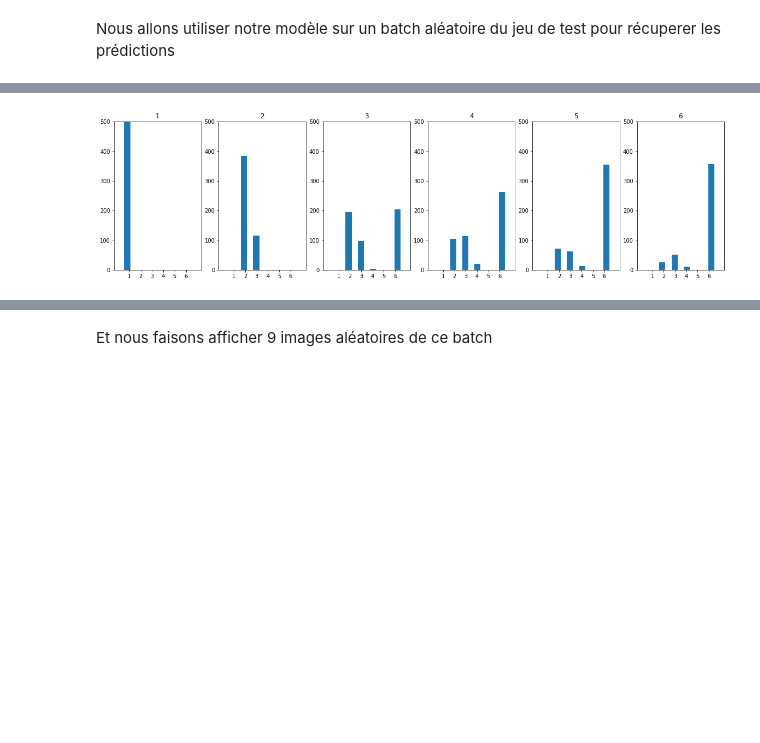
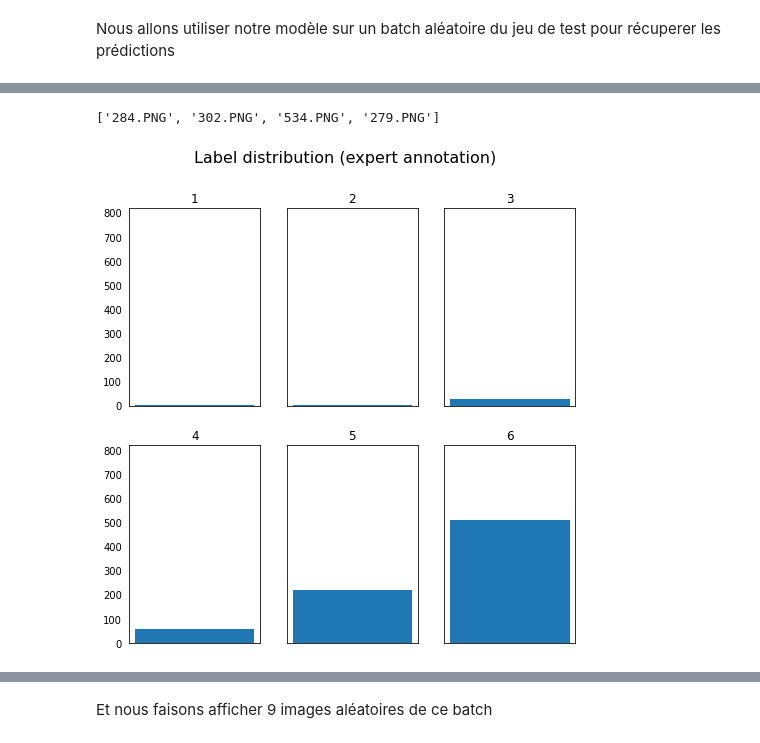
Before and after one commit to tyrosine-rex/projet_DL_photoreceptor, a Jupyter notebook: source/notebook/LeNet5.ipynb, the cells around one changed output, grey strips where cells are left out. Saved outputs shown, nothing was run; the diff lists cells and outputs as text; code cells hidden in the pictures; blank space fills up the shorter version.

```diff
--- a/source/notebook/LeNet5.ipynb
+++ b/source/notebook/LeNet5.ipynb
@@ -418,8 +442,12 @@ test_img_gen = datagen.flow_from_directory(
     #"./poly_1000_hom_png_60/testing/",
     #"./poly_1000_het_png_60/testing/",
     #"./data_annot/",
-    "./data_aug/aug_testing/",
-    #'./res/vignettes_v1_triees_aug/aug_testing/',
+    #"./data_aug_new/aug_testing/",
+    #"./data_aug_new/aug_testing/",
+    #"./aug_total/",
+    #"./sim_1/",
+    #"./vignettes_v0_triees/",
+    "./vignettes_v1_triees/",
     target_size = (32,32),
     shuffle=False,
     batch_size=batch_size,
@@ -517,11 +546,0 @@ print(x)
-# %%
-import matplotlib.pyplot as plt
-
-fix, ax = plt.subplots(figsize=(20,5), ncols=6)
-for i in range(1, 7):
-  ax[i-1].hist(d_real_vs_pred[str(i)], bins=13, range=(0,7))
-  ax[i-1].set_title(str(i))
-  ax[i-1].set_xticks([i for i in range(1, 7)])
-  ax[i-1].set_ylim((0,500))
-# %% [output]
-[figure, removed]
@@ -527,0 +564,35 @@ for i in range(1, 7):
+# %%
+os.listdir('vignettes_v1_triees/2')
+# %% [output]
+['284.PNG', '302.PNG', '534.PNG', '279.PNG']
+# %%
+def get_sizes(image_dir, labels_list):
+  sizes = {}
+  for image_label in labels_list:
+    sizes[image_label] = len(os.listdir(str(image_dir)+'/'+str(image_label)))
+  return sizes
+
+sizes = get_sizes('vignettes_v1_triees', [str(i) for i in range(10)])
+
+n_images = sum([sizes[key] for key in sizes])
+
+fig, ax = plt.subplots(figsize=(8,8), nrows=2, ncols=3)
+fig.suptitle('Label distribution (expert annotation)', fontsize=16)
+for i in range(1, 7):
+  current_ax = ax[(i-1)//3][(i-1)%3]
+  current_ax.tick_params(left = False, right = False, labelleft = ((i-1)%3 == 0), labelbottom = False, bottom = False)
+#  for j in range(1, 7):
+#    col = ['g' if i == j else 'r']
+#    if str(i) in d_real_vs_pred:
+#      current_ax.bar(j, n_equal(d_real_vs_pred[str(i)], j), color=col)
+#    else:
+#      current_ax.bar(j, 0, color=col)
+  current_ax.bar(i, sizes[str(i)])
+  current_ax.set_title(f'{str(i)}')
+#  current_ax.set_xticks([k for k in range(1, 7)])
+#  if str(i) in d_real_vs_pred:
+#    current_ax.set_ylim((0,len(d_real_vs_pred[str(i)])))
+#  else:
+  current_ax.set_ylim((0,n_images))
+# %% [output]
+[figure, added]
```
Also changed, not shown: parts of 37 cells of this notebook.
